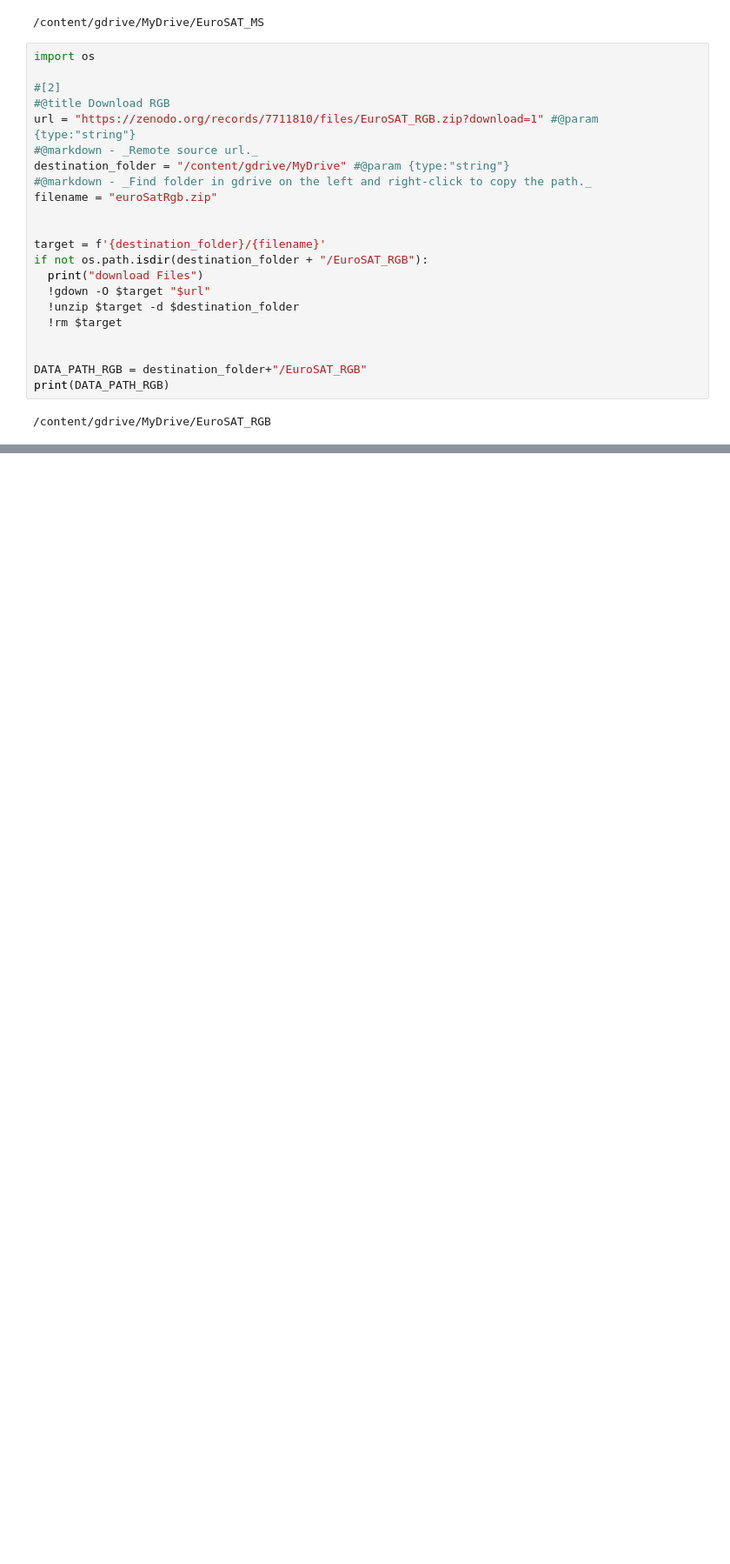
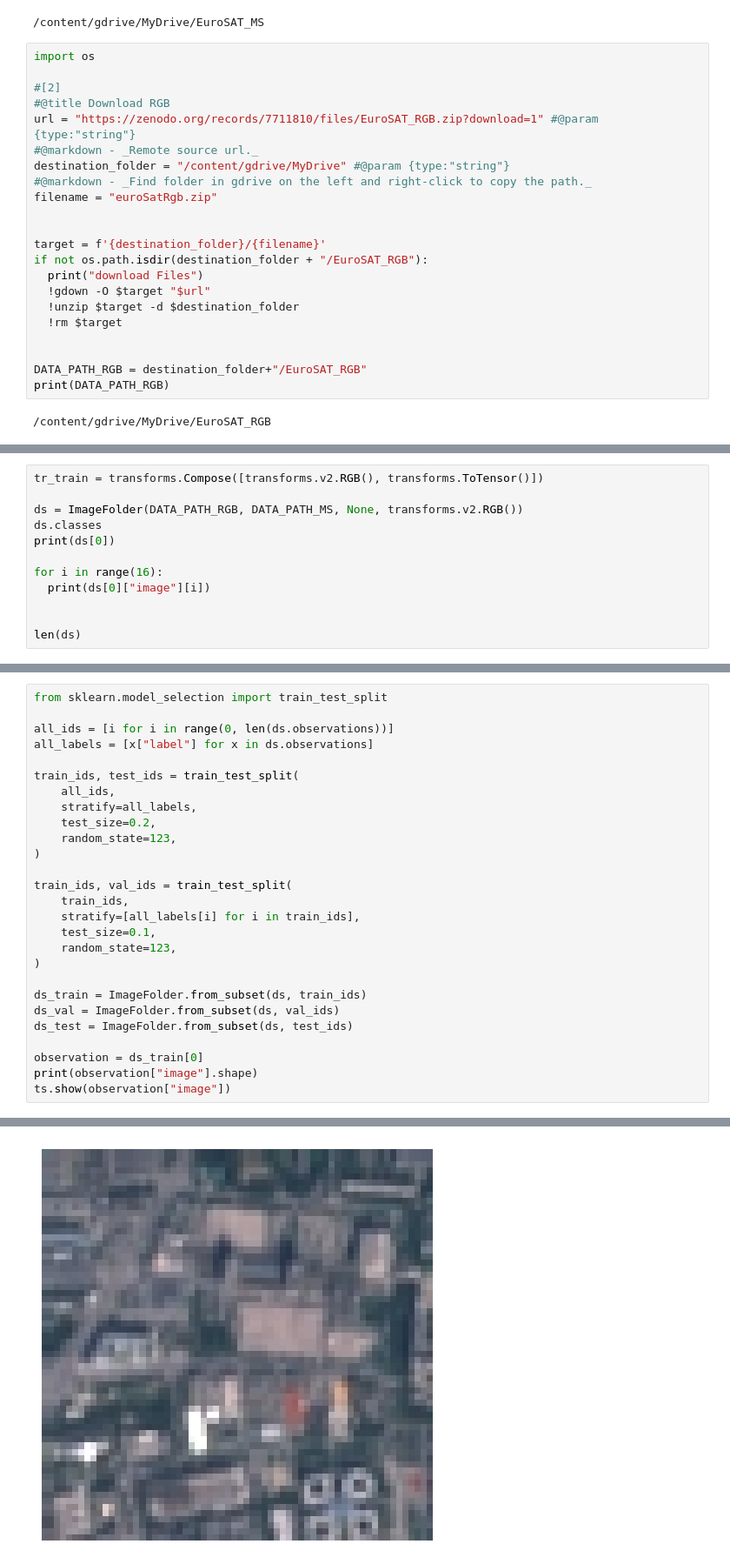
Before and after one commit to lukas-gysin/bverl-miniproject, a Jupyter notebook: notebooks/02_julian_exploration.ipynb, the cells around one changed output, grey strips where cells are left out. Shown at 87% size. Saved outputs shown, nothing was run; the diff lists cells and outputs as text; blank space fills up the shorter version.

Commit message:
Added Dataset and DataLoader

```diff
--- a/notebooks/02_julian_exploration.ipynb
+++ b/notebooks/02_julian_exploration.ipynb
@@ -213,0 +328,12 @@ Counter({'Forest': 3000, 'AnnualCrop': 3000, 'SeaLake': 3000, 'HerbaceousVegetat
+# %%
+tr_train = transforms.Compose([transforms.v2.RGB(), transforms.ToTensor()])
+
+ds = ImageFolder(DATA_PATH_RGB, DATA_PATH_MS, None, transforms.v2.RGB())
+ds.classes
+print(ds[0])
+
+for i in range(16):
+  print(ds[0]["image"][i])
+
+
+len(ds)
@@ -213,0 +359,28 @@ Counter({'Forest': 3000, 'AnnualCrop': 3000, 'SeaLake': 3000, 'HerbaceousVegetat
+# %%
+from sklearn.model_selection import train_test_split
+
+all_ids = [i for i in range(0, len(ds.observations))]
+all_labels = [x["label"] for x in ds.observations]
+
+train_ids, test_ids = train_test_split(
+    all_ids,
+    stratify=all_labels,
+    test_size=0.2,
+    random_state=123,
+)
+
+train_ids, val_ids = train_test_split(
+    train_ids,
+    stratify=[all_labels[i] for i in train_ids],
+    test_size=0.1,
+    random_state=123,
+)
+
+ds_train = ImageFolder.from_subset(ds, train_ids)
+ds_val = ImageFolder.from_subset(ds, val_ids)
+ds_test = ImageFolder.from_subset(ds, test_ids)
+
+observation = ds_train[0]
+print(observation["image"].shape)
+ts.show(observation["image"])
+# %% [output]
@@ -213,0 +397 @@ Counter({'Forest': 3000, 'AnnualCrop': 3000, 'SeaLake': 3000, 'HerbaceousVegetat
+[figure, added]
```
Also changed, not shown: parts of 8 cells of this notebook.
